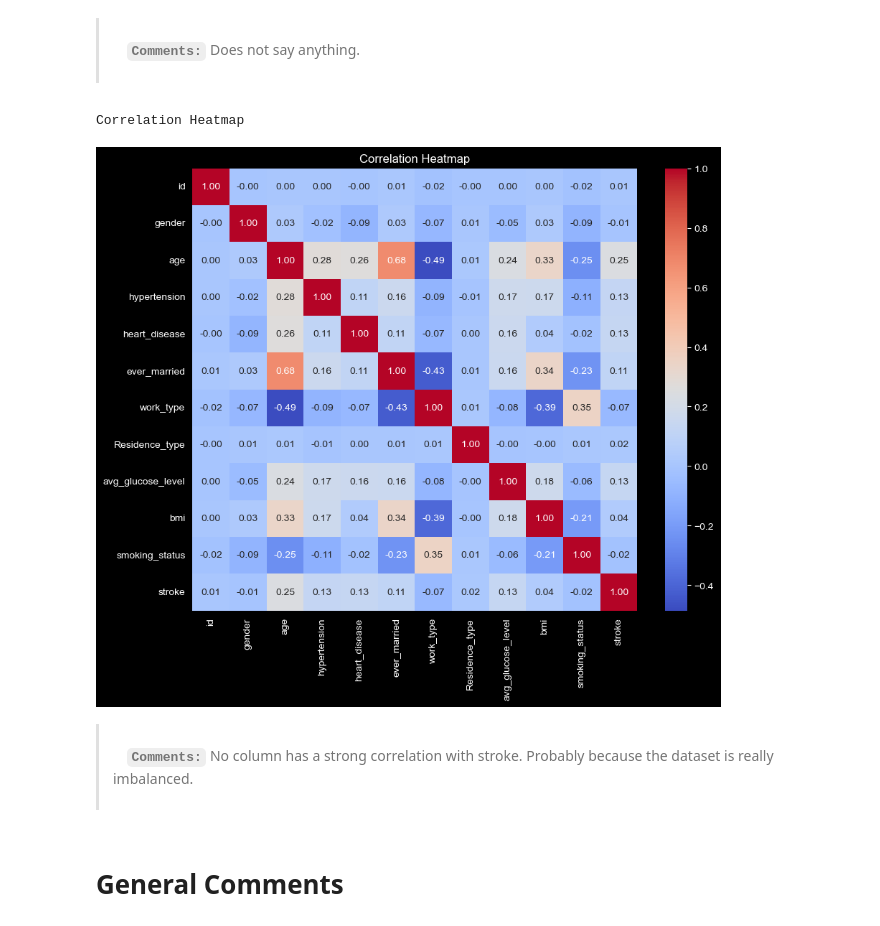
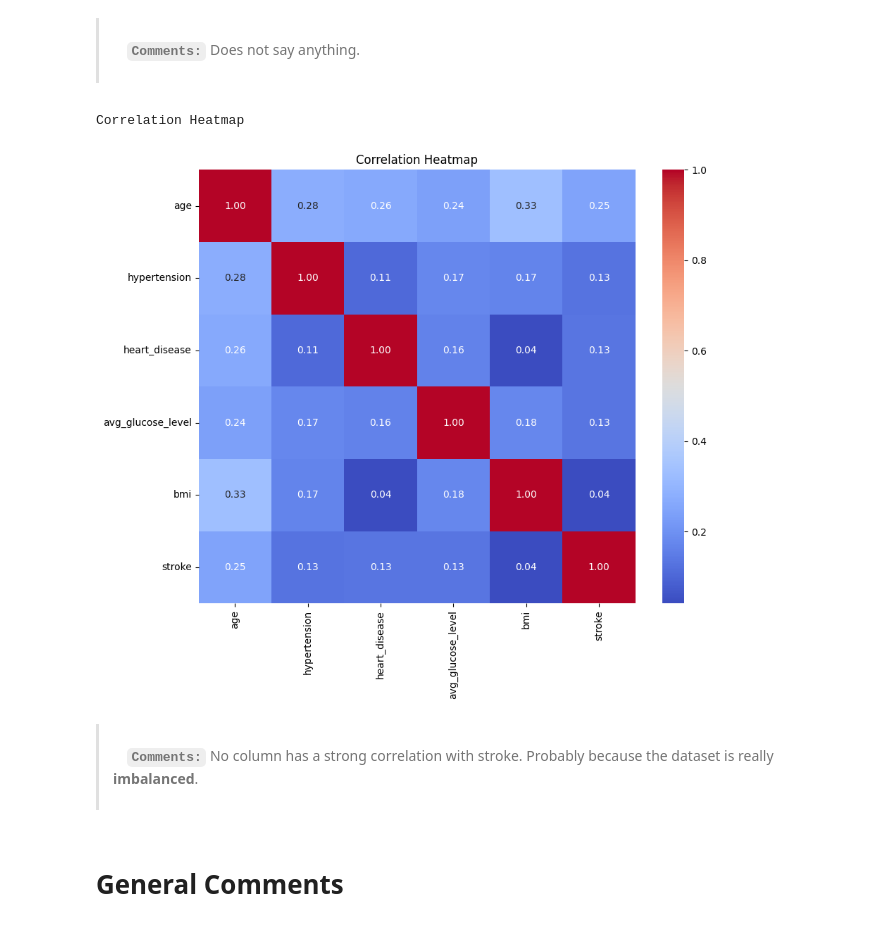
Before and after one commit to stefanosPanteli/EPL448_Team1_StrokePrediction, a Jupyter notebook: project.ipynb, the cells around one changed output. Cells and saved outputs as stored; diff of their text form; code cells hidden in the pictures.

Commit message:
finished visualisation

```diff
--- a/project.ipynb
+++ b/project.ipynb
@@ -57,6 +57,7 @@ def nicely_print(title: str, content: str = '') -> None:
 # %%
 # Read CSV File
 df = pd.read_csv('healthcare-dataset-stroke-data.csv')
+df = df.drop(columns= 'id')
 nicely_print('Dataset:', 'healthcare-dataset-stroke-data.csv')
 df
 # %% [output]
@@ -409,40 +410,13 @@ Pair Plot
 # %%
 nicely_print('Correlation Heatmap')
 
-conv = { # TODO: Not good to correlate with made data
-    'male': 0,
-    'female': 1,
-    'other': 2,
-    'yes': 1,
-    'no': 0,
-    'private': 0,
-    'self-employed': 1,
-    'govt_job': 2,
-    'never_worked': 3,
-    'children': 4,
-    'rural': 0,
-    'urban': 1,
-    'never smoked': 0,
-    'smokes': 1,
-    'formerly smoked': 2,
-    'unknown': 3
-}
-# safe converter that returns NaN for unknowns
-convert = lambda x: conv.get(str(x).lower(), np.nan)
-# columns that are categorical and should be mapped
-cols_to_convert = ['gender', 'ever_married', 'work_type', 'Residence_type', 'smoking_status']
-numeric_df = df.copy()
-for c in cols_to_convert:
-    if c in numeric_df.columns:
-        numeric_df[c] = numeric_df[c].astype(str).map(lambda v: conv.get(v.lower(), np.nan))
-# keep only numeric columns for correlation (converted cols will be numeric floats)
-numeric_df = numeric_df.select_dtypes(include=['number'])
+numeric_df = df.select_dtypes(include=['number'])
 plt.figure(figsize=(10, 8))
 sns.heatmap(numeric_df.corr(), annot=True, cmap='coolwarm', fmt='.2f')
 plt.title('Correlation Heatmap')
 plt.show()
 # %% [output]
 Correlation Heatmap
-[figure, old version]
+[figure, new version]
 # %% [markdown]
-> <br>&emsp;**`Comments:`** No column has a strong correlation with stroke. Probably because the dataset is really imbalanced.<br>&emsp;
+> <br>&emsp;**`Comments:`** No column has a strong correlation with stroke. Probably because the dataset is really **imbalanced**.<br>&emsp;
```
Also changed, not shown: parts of 13 cells of this notebook.
